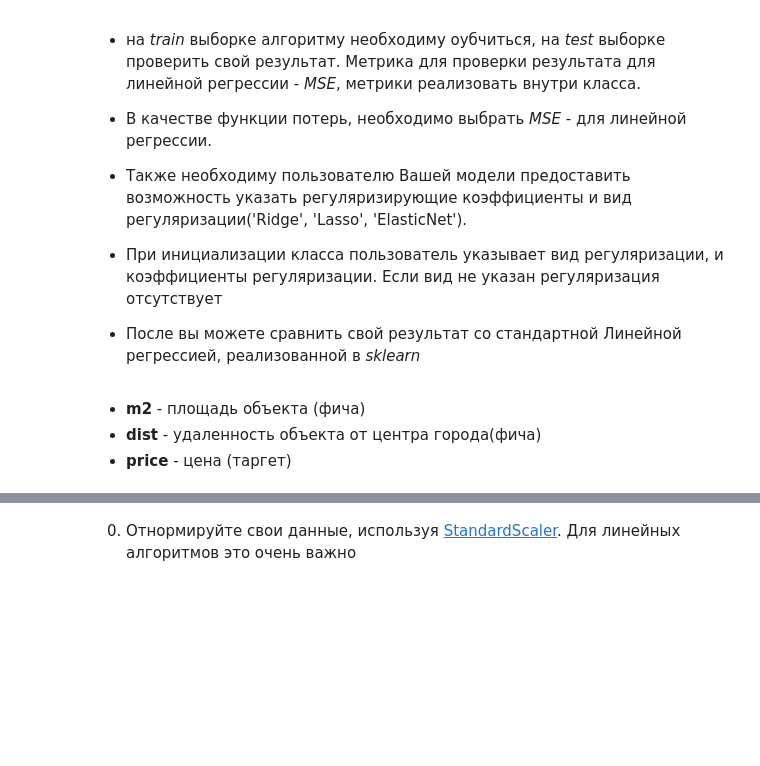
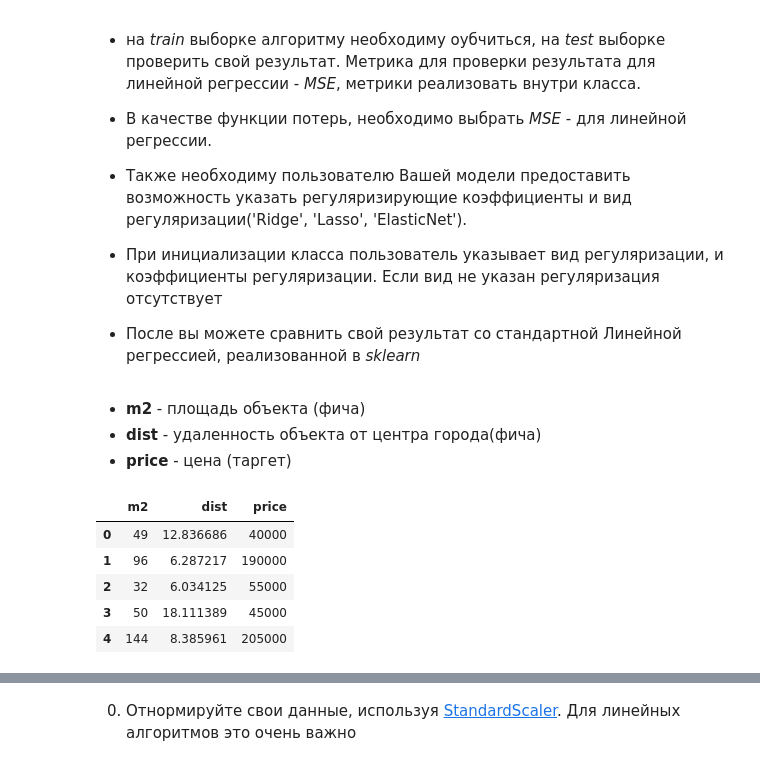
Before and after one commit to S2pacAV/05-math, a Jupyter notebook: 05-04-task.ipynb, the cells around one changed output, grey strips where cells are left out. Saved outputs shown, nothing was run; the diff lists cells and outputs as text; code cells hidden in the pictures; blank space fills up the shorter version.

```diff
--- a/05-04-task.ipynb
+++ b/05-04-task.ipynb
@@ -25,3 +30,12 @@ test = pd.read_csv('aux/test_flats.csv')
 * __m2__ - площадь объекта (фича)
 * __dist__ - удаленность объекта от центра города(фича)
 * __price__ - цена (таргет)
+# %%
+train.head(5)
+# %% [output]
+|  | m2 | dist | price |
+| 0 | 49 | 12.836686 | 40000 |
+| 1 | 96 | 6.287217 | 190000 |
+| 2 | 32 | 6.034125 | 55000 |
+| 3 | 50 | 18.111389 | 45000 |
+| 4 | 144 | 8.385961 | 205000 |
```
Also changed, not shown: parts of 21 cells of this notebook.
